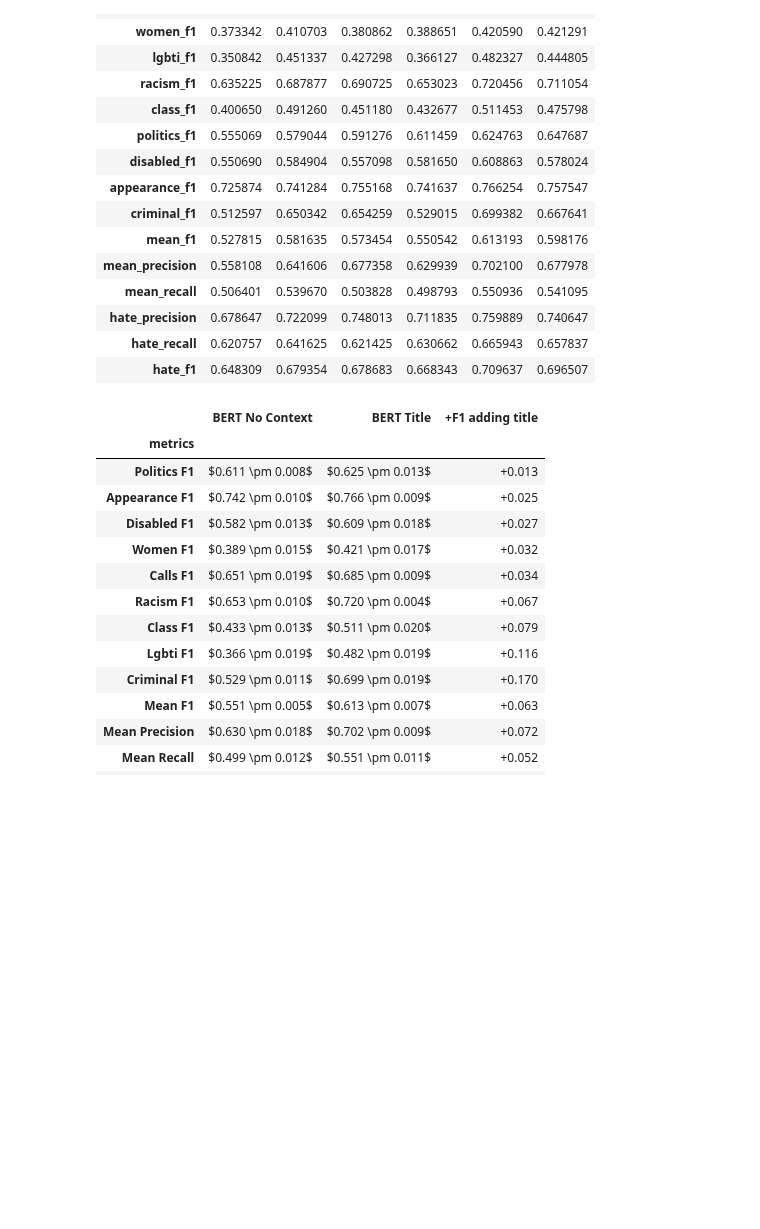
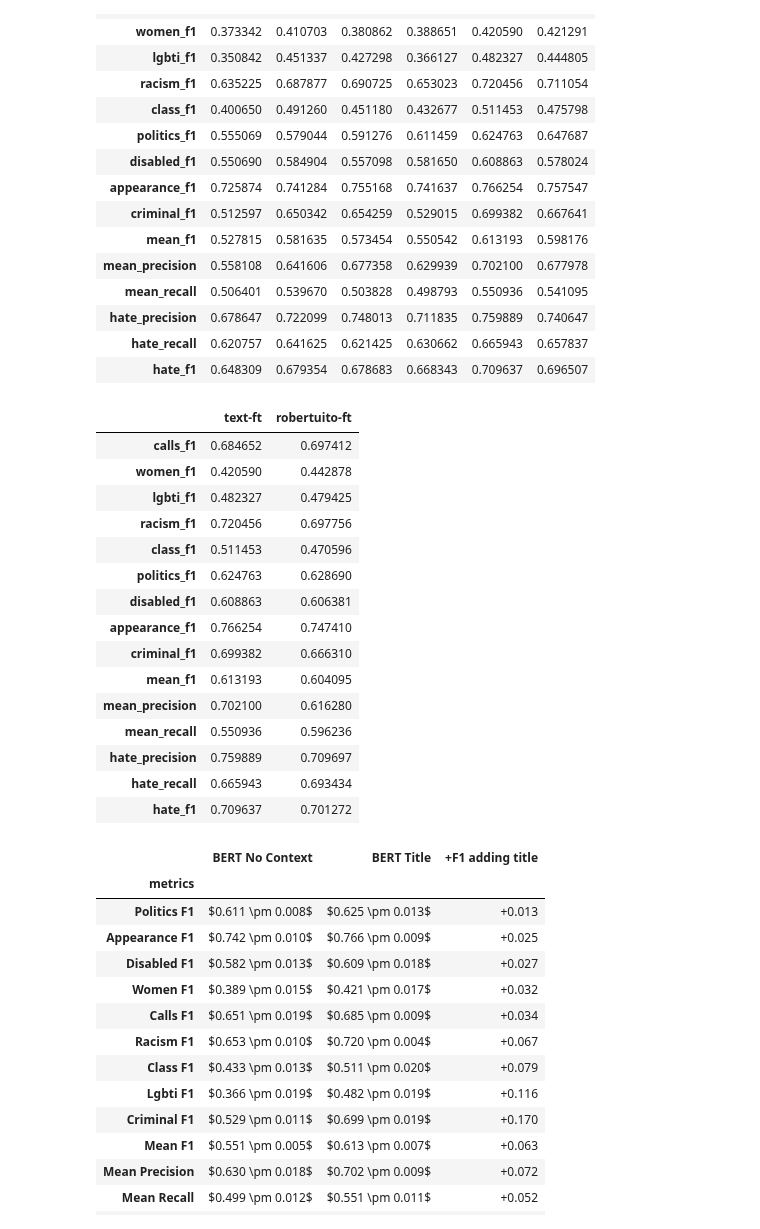
Before and after one commit to finiteautomata/contextualized-hatespeech-classification, a Jupyter notebook: notebooks/Results - finegrained new.ipynb, the cells around one changed output. Drawn from its saved outputs; the diff is of its cells as text; code cells hidden in the pictures; blank space fills up the shorter version.

Commit message:
Add robertuito results

```diff
--- a/notebooks/Results - finegrained new.ipynb
+++ b/notebooks/Results - finegrained new.ipynb
@@ -31,6 +31,7 @@ for model_name, path in [
     ('none-ft', "../evaluations/betonews_fine_none.json"),
     ('text-ft', "../evaluations/betonews_fine_text.json"),
     ('body-ft', "../evaluations/betonews_fine_body.json"),
+    ('robertuito-ft', "../evaluations/robertuitonews_fine_text+body.json"),
     ]:
 
     with open(path) as f:
@@ -109,6 +111,25 @@ result_df.loc[:, ["none", "text", "body", "none-ft", "text-ft", "body-ft"]]
 | hate_precision | 0.678647 | 0.722099 | 0.748013 | 0.711835 | 0.759889 | 0.740647 |
 | hate_recall | 0.620757 | 0.641625 | 0.621425 | 0.630662 | 0.665943 | 0.657837 |
 | hate_f1 | 0.648309 | 0.679354 | 0.678683 | 0.668343 | 0.709637 | 0.696507 |
+# %%
+result_df.loc[:, ["text-ft", "robertuito-ft"]]
+# %% [output]
+|  | text-ft | robertuito-ft |
+| calls_f1 | 0.684652 | 0.697412 |
+| women_f1 | 0.420590 | 0.442878 |
+| lgbti_f1 | 0.482327 | 0.479425 |
+| racism_f1 | 0.720456 | 0.697756 |
+| class_f1 | 0.511453 | 0.470596 |
+| politics_f1 | 0.624763 | 0.628690 |
+| disabled_f1 | 0.608863 | 0.606381 |
+| appearance_f1 | 0.766254 | 0.747410 |
+| criminal_f1 | 0.699382 | 0.666310 |
+| mean_f1 | 0.613193 | 0.604095 |
+| mean_precision | 0.702100 | 0.616280 |
+| mean_recall | 0.550936 | 0.596236 |
+| hate_precision | 0.759889 | 0.709697 |
+| hate_recall | 0.665943 | 0.693434 |
+| hate_f1 | 0.709637 | 0.701272 |
 # %%
 def print_mean(row, context, ):
     mean = row[context]
```
Also changed, not shown: parts of 1 cell of this notebook, 6 other files.
